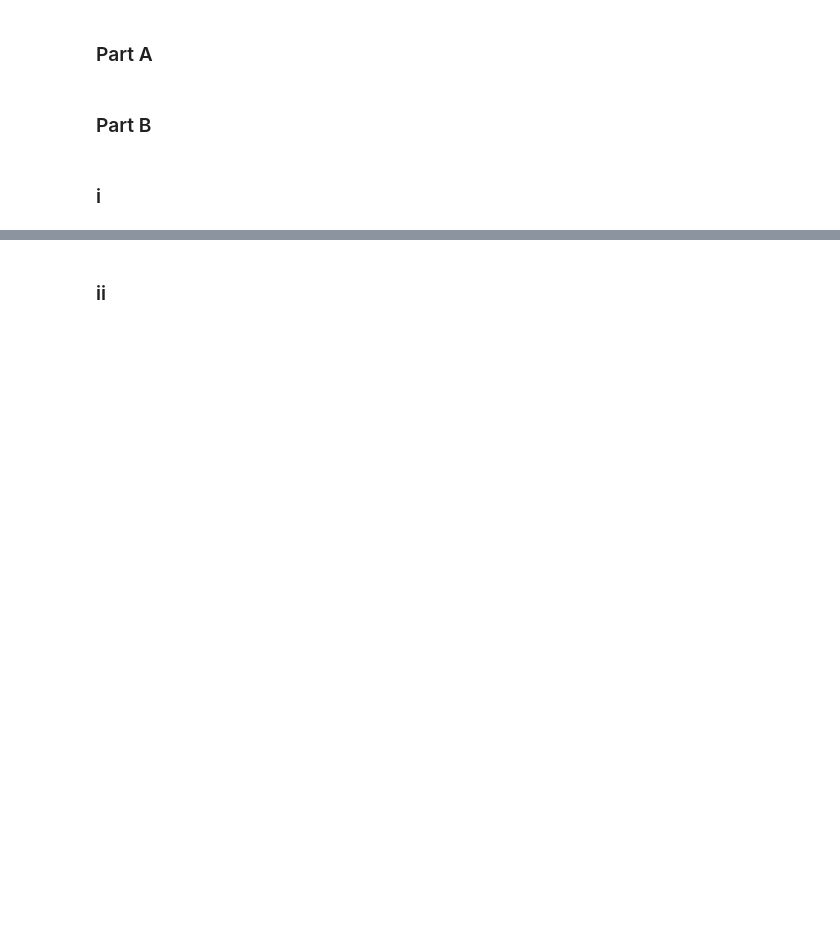
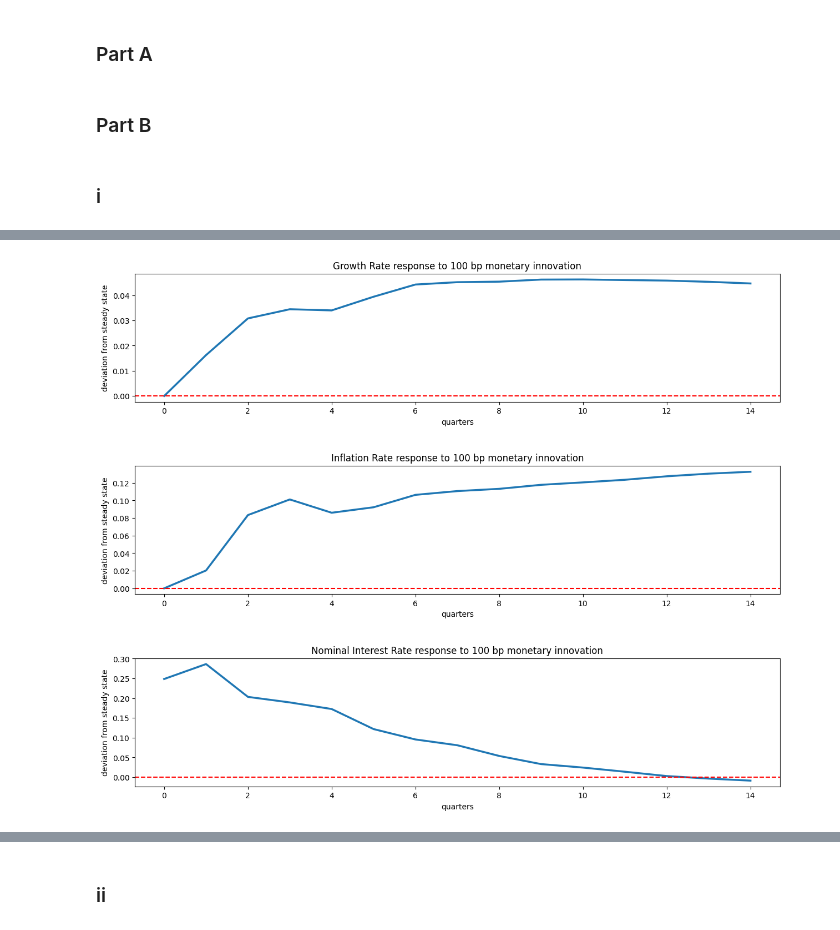
Before and after one commit to sthau/econ-212, a Jupyter notebook: macro_3/macro_3.ipynb, the cells around one changed output, grey strips where cells are left out. Drawn from its saved outputs; the diff is of its cells as text; code cells hidden in the pictures; blank space fills up the shorter version.

```diff
--- a/macro_3/macro_3.ipynb
+++ b/macro_3/macro_3.ipynb
@@ -29,0 +39,13 @@ fed_funds_rate = fed_funds_rate[::3][1:]
+# %%
+A = (la.inv(X1.T @ X1) @ (X1.T @ X)).T
+# %%
+A1 = A[:3, :3]
+A2 = A[:3, 3:6]
+A3 = A[:3, 6:9]
+A4 = A[:3, 9:]
+# %%
+Xt_hat = A1 @ Xt1 + A2 @ Xt2 + A3 @ Xt3 + A4 @ Xt4
+eta_hat = Xt - Xt_hat
+# %%
+sigma_eta = (eta_hat @ eta_hat.T) / np.shape(eta_hat)[1]
+H = la.cholesky(sigma_eta)
@@ -30,3 +64,30 @@ fed_funds_rate = fed_funds_rate[::3][1:]
+# %%
+# compute IRF and scaled response function
+sd_ff = np.std(fed_funds_rate)
+shock = [0, 0, 1 / sd_ff]
+var_list = ['Growth Rate','Inflation Rate', 'Nominal Interest Rate']
+
+irf = [la.matrix_power(A.T, t)[:3, :3] @ H for t in range(15)]
+response = [irf[t] @ shock for t in range(15)]
+
+# plot
+plt.figure(figsize=(15, 12))
+plt.subplots_adjust(hspace=0.5)
+
+for i in range(np.shape(Xt)[0]):
+    irf_series = [response[t][i] for t in range(15)]
+    var = var_list[i]
+
+    ax = plt.subplot(np.shape(Xt)[0], 1, i + 1)
+
+    ax.plot(irf_series, linewidth = 2.5)
+    ax.set_title(f'{var} response to 100 bp monetary innovation')
+    ax.set_ylabel('deviation from steady state')
+    ax.set_xlabel('quarters')
+    ax.axhline(0, color = "r", linestyle = "--")
+plt.show()
+# %% [output]
+[figure, added]
 # %%
 X = [(growth_rate[t], inflation_rate[t], fed_funds_rate[t]) for t in range(len(inflation_rate))]
 sd_ff = np.std(fed_funds_rate)
```
Also changed, not shown: parts of 12 cells of this notebook.
